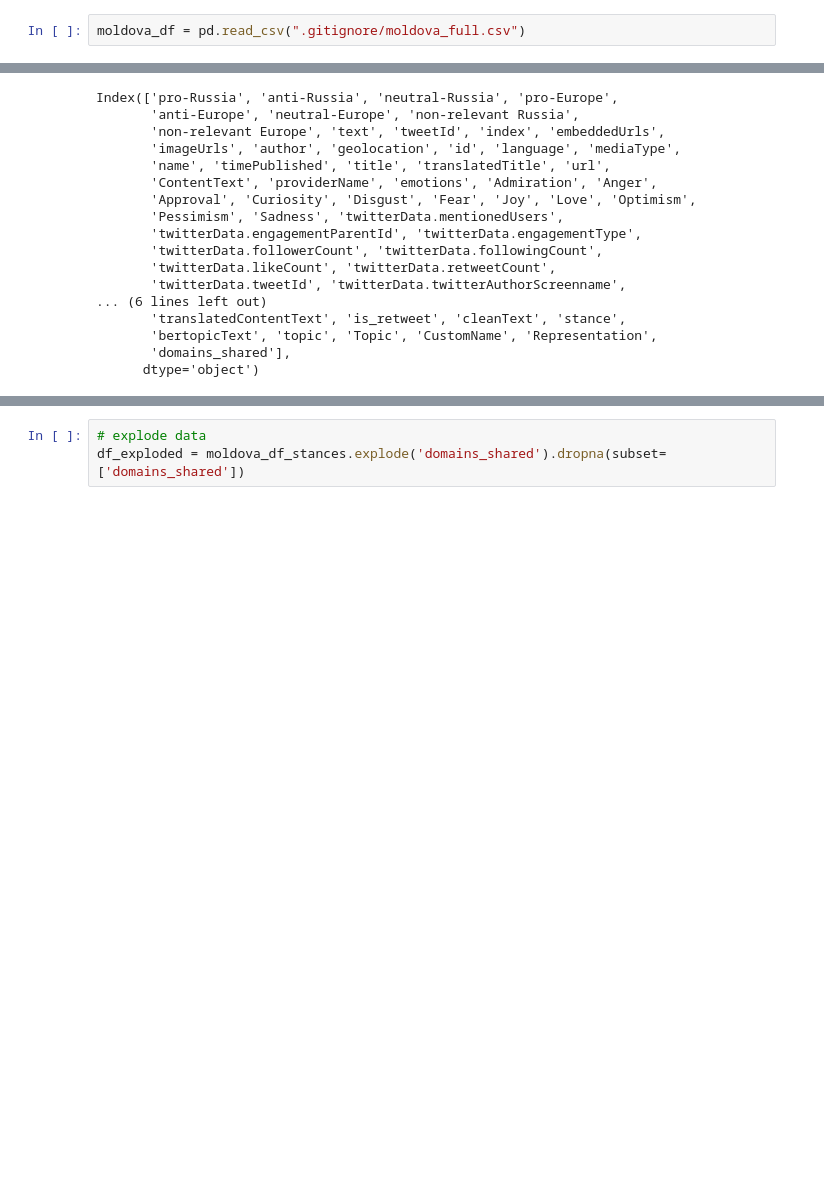
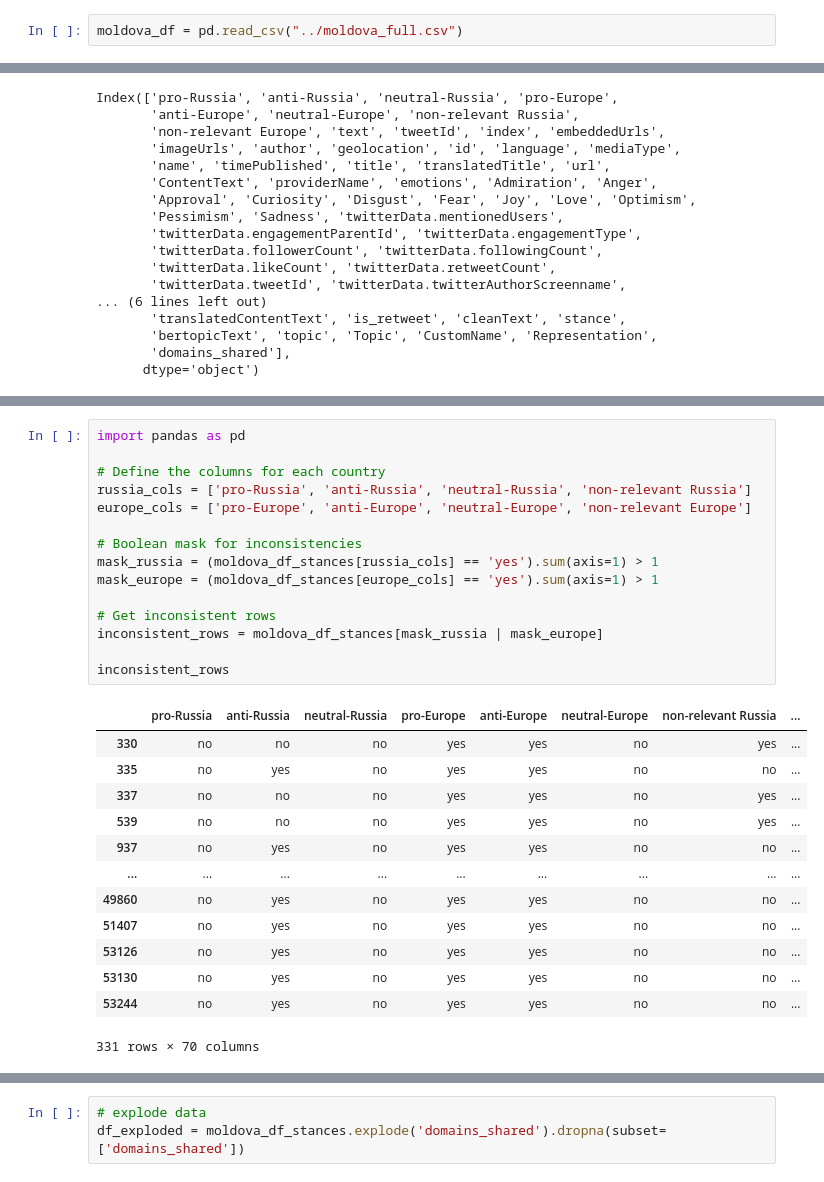
Before and after one commit to edgeslab/moldova-elections, a Jupyter notebook: analysis_OSMAN.ipynb, the cells around one changed output, grey strips where cells are left out. Saved outputs shown, nothing was run; the diff lists cells and outputs as text; blank space fills up the shorter version.

```diff
--- a/analysis_OSMAN.ipynb
+++ b/analysis_OSMAN.ipynb
@@ -4289,7 +4289,7 @@ stances_cols = ['pro-Russia', 'anti-Russia', 'neutral-Russia', 'pro-Europe',
        'anti-Europe', 'neutral-Europe', 'non-relevant Russia',
        'non-relevant Europe']
 # %%
-moldova_df = pd.read_csv(".gitignore/moldova_full.csv")
+moldova_df = pd.read_csv("../moldova_full.csv")
 # %%
 #len(moldova_df)
 #moldova_df.head(1)
@@ -4725,0 +4789,29 @@ Index(['pro-Russia', 'anti-Russia', 'neutral-Russia', 'pro-Europe',
+# %%
+import pandas as pd
+
+# Define the columns for each country
+russia_cols = ['pro-Russia', 'anti-Russia', 'neutral-Russia', 'non-relevant Russia']
+europe_cols = ['pro-Europe', 'anti-Europe', 'neutral-Europe', 'non-relevant Europe']
+
+# Boolean mask for inconsistencies
+mask_russia = (moldova_df_stances[russia_cols] == 'yes').sum(axis=1) > 1
+mask_europe = (moldova_df_stances[europe_cols] == 'yes').sum(axis=1) > 1
+
+# Get inconsistent rows
+inconsistent_rows = moldova_df_stances[mask_russia | mask_europe]
+
+inconsistent_rows
+# %% [output]
+|  | pro-Russia | anti-Russia | neutral-Russia | pro-Europe | anti-Europe | neutral-Europe | non-relevant Russia | ... |
+| 330 | no | no | no | yes | yes | no | yes | ... |
+| 335 | no | yes | no | yes | yes | no | no | ... |
+| 337 | no | no | no | yes | yes | no | yes | ... |
+| 539 | no | no | no | yes | yes | no | yes | ... |
+| 937 | no | yes | no | yes | yes | no | no | ... |
+| ... | ... | ... | ... | ... | ... | ... | ... | ... |
+| 49860 | no | yes | no | yes | yes | no | no | ... |
+| 51407 | no | yes | no | yes | yes | no | no | ... |
+| 53126 | no | yes | no | yes | yes | no | no | ... |
+| 53130 | no | yes | no | yes | yes | no | no | ... |
+| 53244 | no | yes | no | yes | yes | no | no | ... |
+331 rows × 70 columns
```
Also changed, not shown: parts of 66 cells of this notebook, 5 other files.
